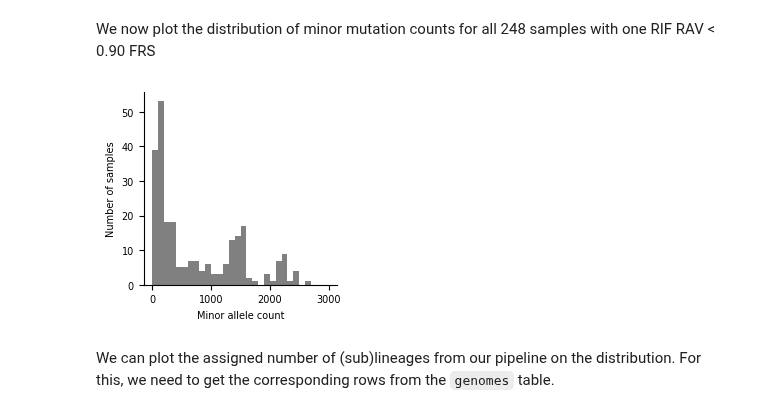
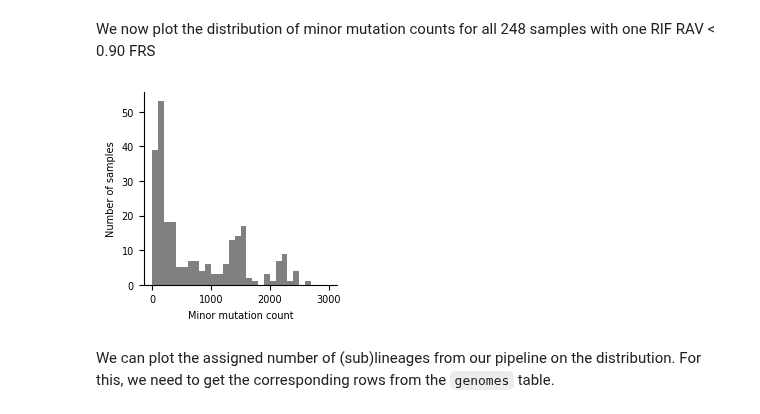
Before and after one commit to fowler-lab/tuberculosis-RNAP-subpopulations, a Jupyter notebook: analysis_refactored.ipynb, the cells around one changed output. Drawn from its saved outputs; the diff is of its cells as text; code cells hidden in the pictures.

```diff
--- a/analysis_refactored.ipynb
+++ b/analysis_refactored.ipynb
@@ -821,15 +824,15 @@ We now plot the distribution of minor mutation counts for all 248 samples with o
 # %%
 #plot the ditribution of minor alleles in the solo rif samples
 fig, ax = plt.subplots(figsize=(2.5,2.5))
 variant_count_all.MINOR_COUNT.plot(kind='hist', bins=range(0,3100,100), color='grey', ax=ax)
-ax.set_xlabel('Minor allele count')
+ax.set_xlabel('Minor mutation count')
 ax.set_ylabel('Number of samples')
 ax.spines["top"].set_visible(False)
 ax.spines["right"].set_visible(False)
 
 fig.savefig('pdf/bar-minor-allele-counts.pdf', bbox_inches='tight', transparent=True)
 # %% [output]
-[figure, old version]
+[figure, new version]
 # %% [markdown]
 We can plot the assigned number of (sub)lineages from our pipeline on the distribution. For this, we need to get the corresponding rows from the `genomes` table.
 # %%
```
Also changed, not shown: parts of 10 cells of this notebook.
